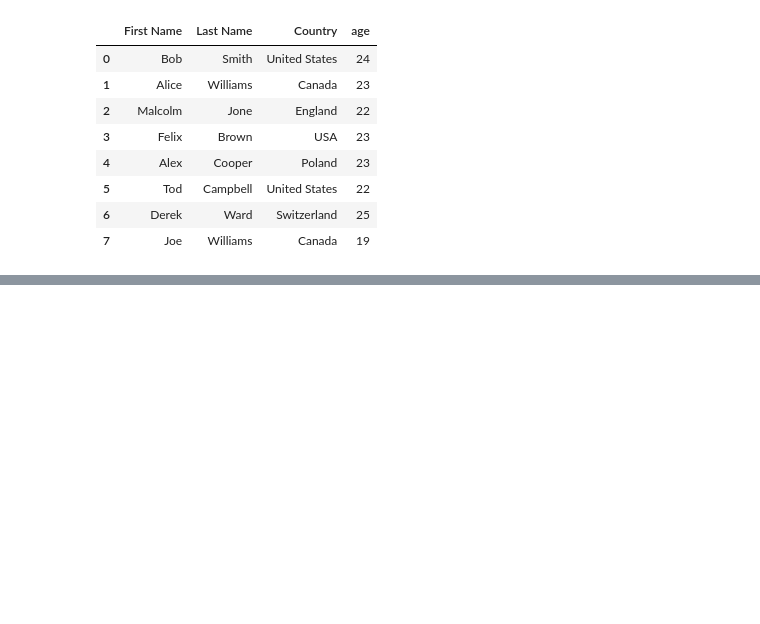
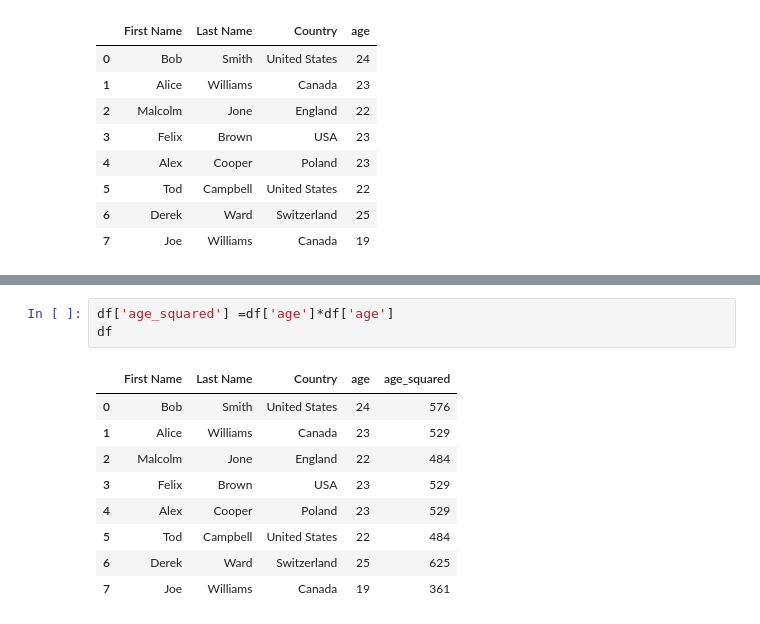
Before and after one commit to ajaycode/ajaycode, a Jupyter notebook: notebooks/Learning Pandas.ipynb, the cells around one changed output, grey strips where cells are left out. Drawn from its saved outputs; the diff is of its cells as text; blank space fills up the shorter version.

```diff
--- a/notebooks/Learning Pandas.ipynb
+++ b/notebooks/Learning Pandas.ipynb
@@ -154,0 +260,13 @@ df
+# %%
+df['age_squared'] =df['age']*df['age']
+df
+# %% [output]
+|  | First Name | Last Name | Country | age | age_squared |
+| 0 | Bob | Smith | United States | 24 | 576 |
+| 1 | Alice | Williams | Canada | 23 | 529 |
+| 2 | Malcolm | Jone | England | 22 | 484 |
+| 3 | Felix | Brown | USA | 23 | 529 |
+| 4 | Alex | Cooper | Poland | 23 | 529 |
+| 5 | Tod | Campbell | United States | 22 | 484 |
+| 6 | Derek | Ward | Switzerland | 25 | 625 |
+| 7 | Joe | Williams | Canada | 19 | 361 |
```
Also changed, not shown: parts of 33 cells of this notebook.
